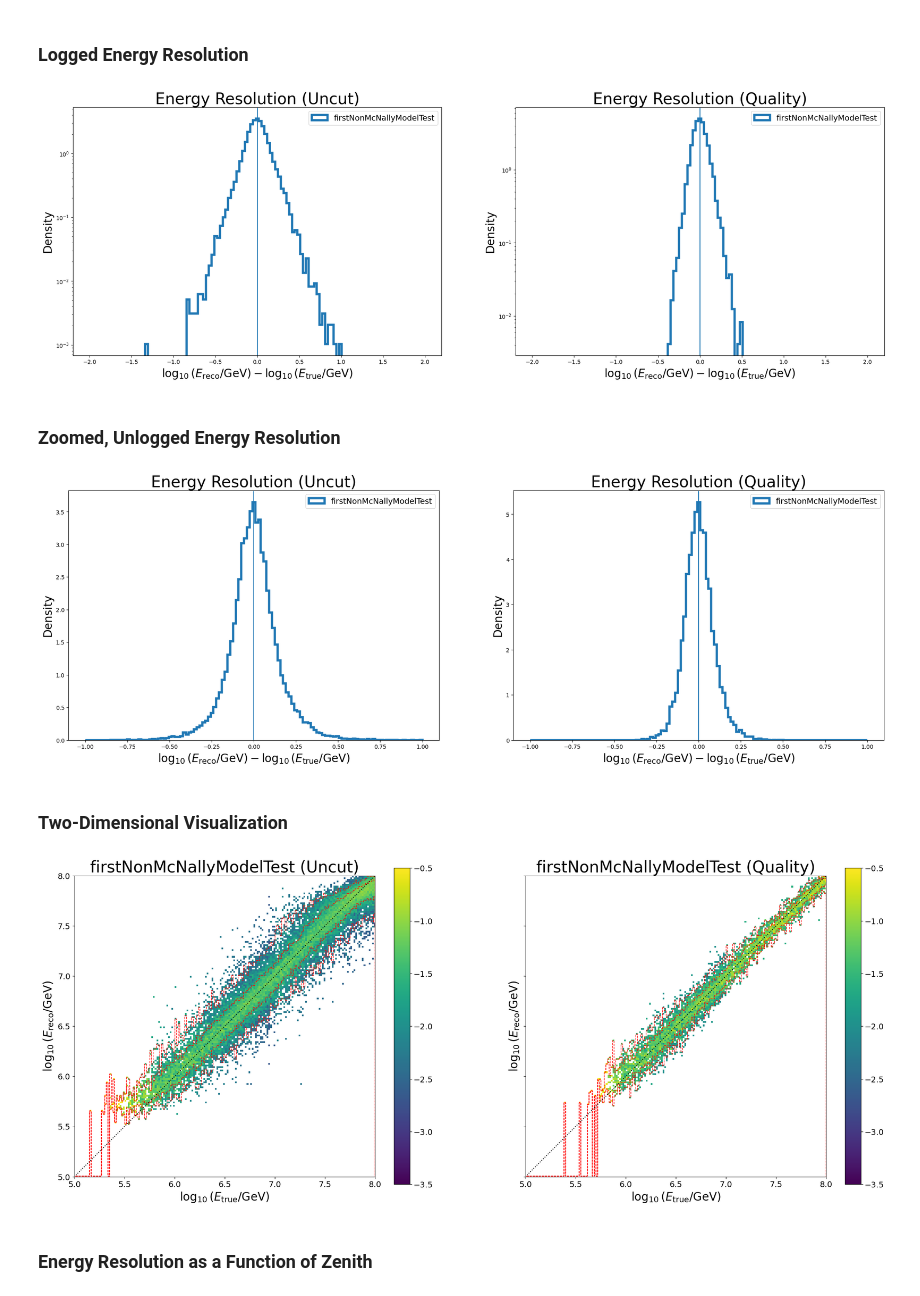
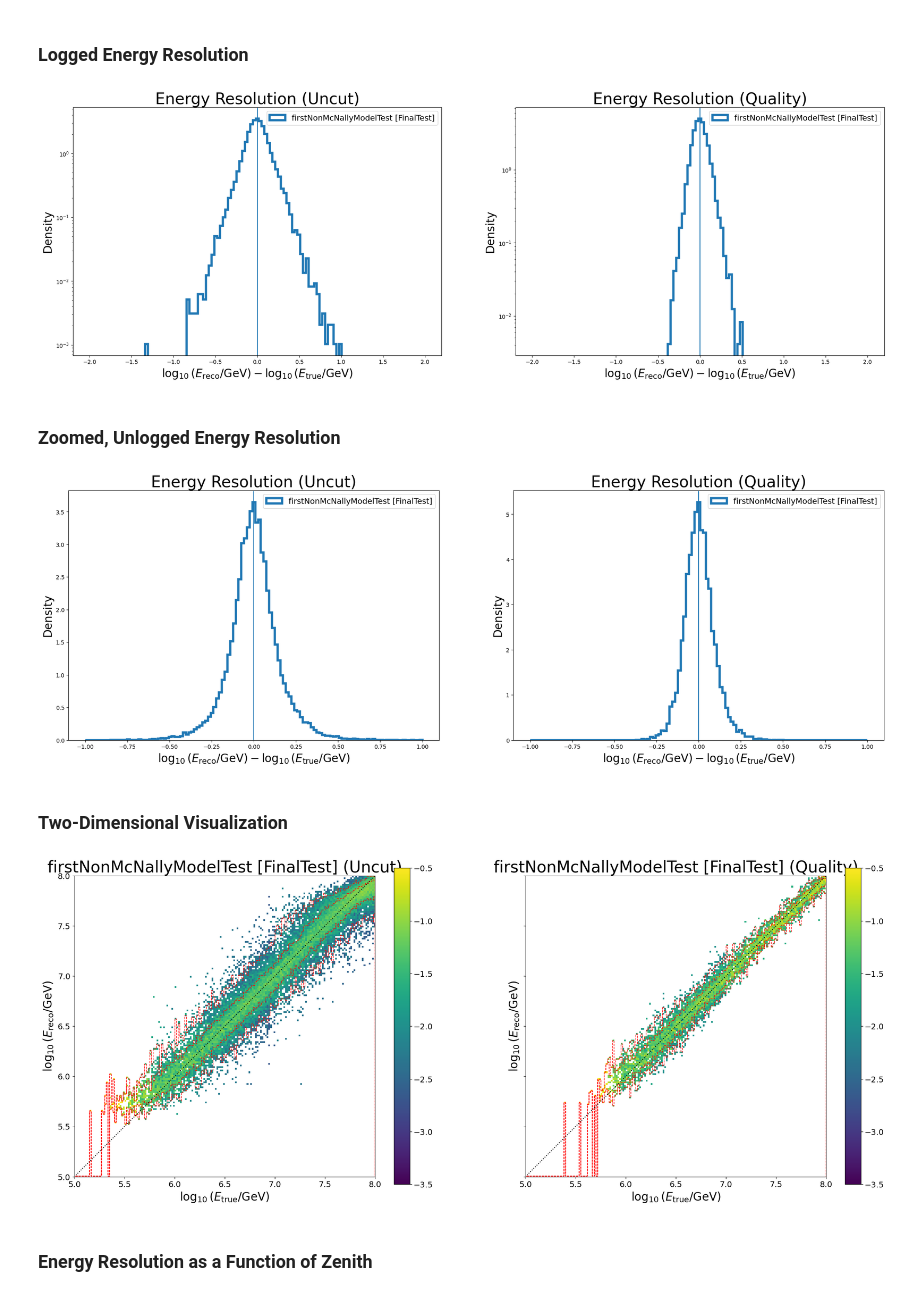
Before and after one commit to fmcnallyi3/icetop-cnn, a Jupyter notebook: energy.ipynb, the cells around one changed output. Cells and saved outputs as stored; diff of their text form; code cells hidden in the pictures.

```diff
--- a/energy.ipynb
+++ b/energy.ipynb
@@ -116,6 +116,10 @@ for model_name, prep in model_parameters.items():
         eps_loaded[path] = get_event_parameters(path, composition='phof')
     eps[model_name] = eps_loaded[path]
 print('Datasets in use:', {m: p.get('simdata', 'DEFAULT') for m, p in model_parameters.items()})
+
+# Short model label with its dataset: legends stay honest across mixed datasets.
+def label_ds(m):
+    return '%s [%s]' % (m, model_parameters[m].get('simdata', 'DEFAULT').rsplit('/', 1)[-1])
 # %% [output]
 Datasets in use: {'firstNonMcNallyModelTest': '/data/user/jstowers/icetop-cnn/simdata/FinalTest'}
 # %% [markdown]
@@ -228,7 +232,7 @@ for ax, cut_name in zip(axs, cut_names):
 
         # Plot the logged difference histogram.
         ax.hist((reconstructions[model_name][reconstructions_cut] - eps[model_name]['energy'][events_cut]),
-                label=model_name, **hist_args)
+                label=label_ds(model_name), **hist_args)
 
     # Plot a vertical line through the center of each plot.
     # This line designates the ideal reconstruction.
@@ -240,7 +244,7 @@ for ax, cut_name in zip(axs, cut_names):
     ax.set_ylabel('Density', **label_params)
     ax.legend(**legend_params)
 # %% [output]
-[figure, old version]
+[figure, new version]
 # %% [markdown]
 ### Zoomed, Unlogged Energy Resolution
 # %%
@@ -271,7 +275,7 @@ for ax, cut_name in zip(axs, cut_names):
 
         # Plot the zoomed and unlogged difference histogram.
         ax.hist((reconstructions[model_name][reconstructions_cut] - eps[model_name]['energy'][events_cut]),
-                label=model_name, **hist_args)
+                label=label_ds(model_name), **hist_args)
 
     # Plot a vertical line through the center of each plot.
     # This line designates the ideal reconstruction.
@@ -283,7 +287,7 @@ for ax, cut_name in zip(axs, cut_names):
     ax.set_ylabel('Density', **label_params)
     ax.legend(**legend_params)
 # %% [output]
-[figure, old version]
+[figure, new version]
 # %% [markdown]
 ### Two-Dimensional Visualization
 # %%
@@ -330,35 +334,35 @@ for model_ax, model_name in zip(axs, model_parameters):
         with np.errstate(divide='ignore'):
             im = ax.imshow(np.log10(hist), extent=(*energy_range, *energy_range), vmin=-3.5, vmax=-0.5, origin='lower')
 
         # Plot a diagonal line through each plot.
         # This line designates the ideal reconstruction.
         ax.plot(energy_range, energy_range, color='black', linestyle=':')
 
         # Create contour lines for one and two standard deviations on either side of the median.
         # These values are determined for each true energy bin.
         contour_values = [.025, .16, .84, .975]
         # Take the cumulative sum of the array, a range [0-1]. We can then look at where we would insert
         #   each contour value to determine the heights for the stairs. For columns with no entries, the
         #   resulting list indices will be past the end of the list. We can use the indices modulo the number
         #   of bins to set the problematic list indices to 0.
         contour_indices = np.asarray([np.searchsorted(col, contour_values) for col in np.cumsum(hist, axis=0).transpose()]) % nbins
         for contour in contour_indices.transpose():
             ax.stairs(bin_centers[contour], edges=bin_edges, color='red', linestyle='--')
 
         # Create a colorbar.
         cbar = fig.colorbar(im, ax=ax)
         cbar.ax.tick_params(**tick_params)
 
         # Set the y-axis limits to be the energy range.
         ax.set_ylim(energy_range)
 
         # Decorate the plot.
-        ax.set_title(f'{model_name} ({cut_name})', **title_params)
+        ax.set_title(f'{label_ds(model_name)} ({cut_name})', **title_params)
         ax.set_xlabel(r'$\log_{10}(E_{\mathrm{true}}/\mathrm{GeV})$', **label_params)
         ax.set_ylabel(r'$\log_{10}(E_{\mathrm{reco}}/\mathrm{GeV})$', **label_params)
         ax.tick_params(**tick_params)
 # %% [output]
-[figure, old version]
+[figure, new version]
 # %% [markdown]
 ### Energy Resolution as a Function of Zenith
 # %%
```
Also changed, not shown: parts of 1 cell of this notebook, 2 other files.
